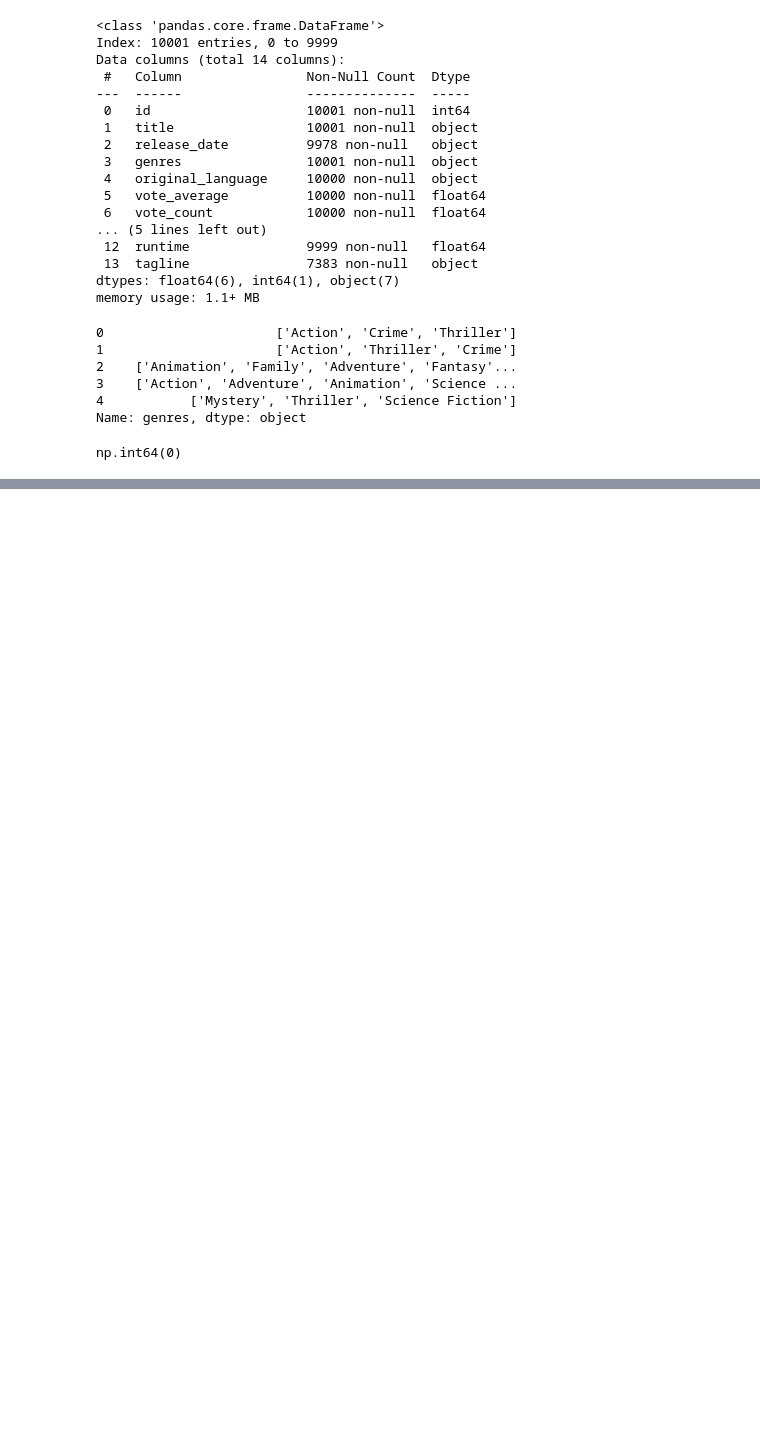
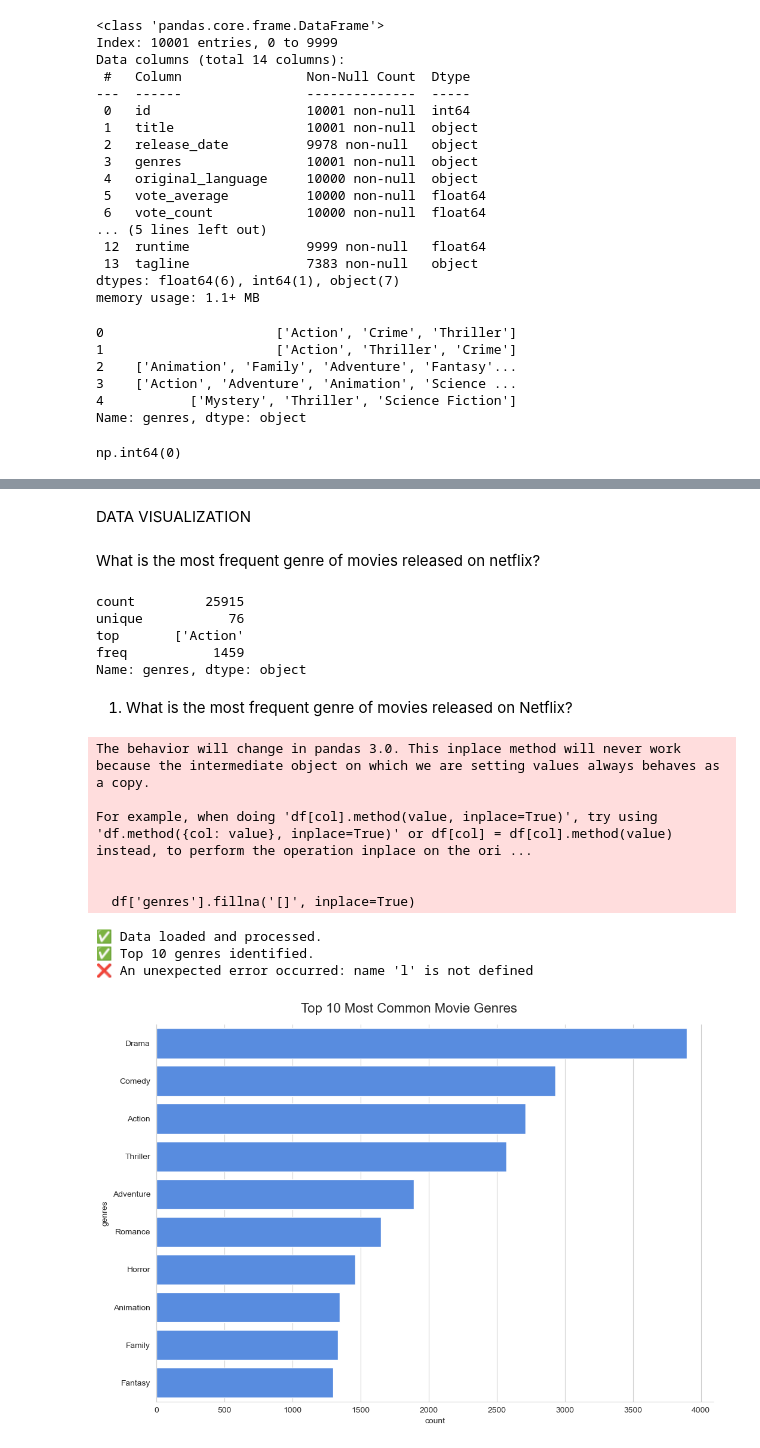
Before and after one commit to Phantom074/Netflix-Data-Analysis, a Jupyter notebook: Netflix Data Analysis.ipynb, the cells around one changed output, grey strips where cells are left out. Saved outputs shown, nothing was run; the diff lists cells and outputs as text; code cells hidden in the pictures; blank space fills up the shorter version.

```diff
--- a/Netflix Data Analysis.ipynb
+++ b/Netflix Data Analysis.ipynb
@@ -65,0 +196,4 @@ df.describe()
+# %%
+df.dropna( inplace = True)
+
+df.isna().sum()
@@ -65,0 +235,4 @@ df.describe()
+# %%
+df['genres'] = df['genres'].str.split(', ')
+df = df.explode('genres').reset_index(drop=True)
+df.head()
@@ -65,0 +246,3 @@ df.describe()
+# %%
+df['genres'] = df['genres'].astype('category')
+df['genres'].dtypes
@@ -65,0 +293,61 @@ df.describe()
+# %% [markdown]
+DATA VISUALIZATION
+# %%
+sns.set_style('whitegrid')
+# %% [markdown]
+What is the most frequent genre of movies released on netflix?
+# %%
+df['genres'].describe()
+# %% [output]
+count         25915
+unique           76
+top       ['Action'
+freq           1459
+Name: genres, dtype: object
+# %% [markdown]
+1) What is the most frequent genre of movies released on Netflix?
+# %%
+
+try:
+
+    df = pd.read_csv('top_1000_popular_movies_tmdb.csv', index_col=0, engine='python')
+    df['genres'].fillna('[]', inplace=True)
+    df['genres'] = df['genres'].apply(ast.literal_eval)
+    genres_df = df.explode('genres')
+    print("✅ Data loaded and processed.")
+
+    top_10_genres = genres_df['genres'].value_counts().nlargest(10).index
+    top_genres_df = genres_df[genres_df['genres'].isin(top_10_genres)]
+    print("✅ Top 10 genres identified.")
+
+    g = sns.catplot(
+        y='genres',
+        data=top_genres_df,
+        kind='count',
+        order=top_10_genres,
+        color='#4287F5',
+        height=7,
+        aspect=1.5
+    )
+    g.fig.suptitle("Top 10 Most Common Movie Genres", fontsize=16, y=1.03)
+    l
+    g.set_axis_labels("Number of Movies", "")
+
+    print("📊 Generating plot...")
+    plt.show()
+
+except FileNotFoundError:
+    print("❌ Error: 'top_1000_popular_movies_tmdb.csv' not found.")
+except Exception as e:
+    print(f"❌ An unexpected error occurred: {e}")
+# %% [output]
+The behavior will change in pandas 3.0. This inplace method will never work because the intermediate object on which we are setting values always behaves as a copy.
+
+For example, when doing 'df[col].method(value, inplace=True)', try using 'df.method({col: value}, inplace=True)' or df[col] = df[col].method(value) instead, to perform the operation inplace on the ori ...
+
+
+  df['genres'].fillna('[]', inplace=True)
+✅ Data loaded and processed.
+✅ Top 10 genres identified.
+❌ An unexpected error occurred: name 'l' is not defined
+[figure, added]
```
Also changed, not shown: parts of 36 cells of this notebook.
